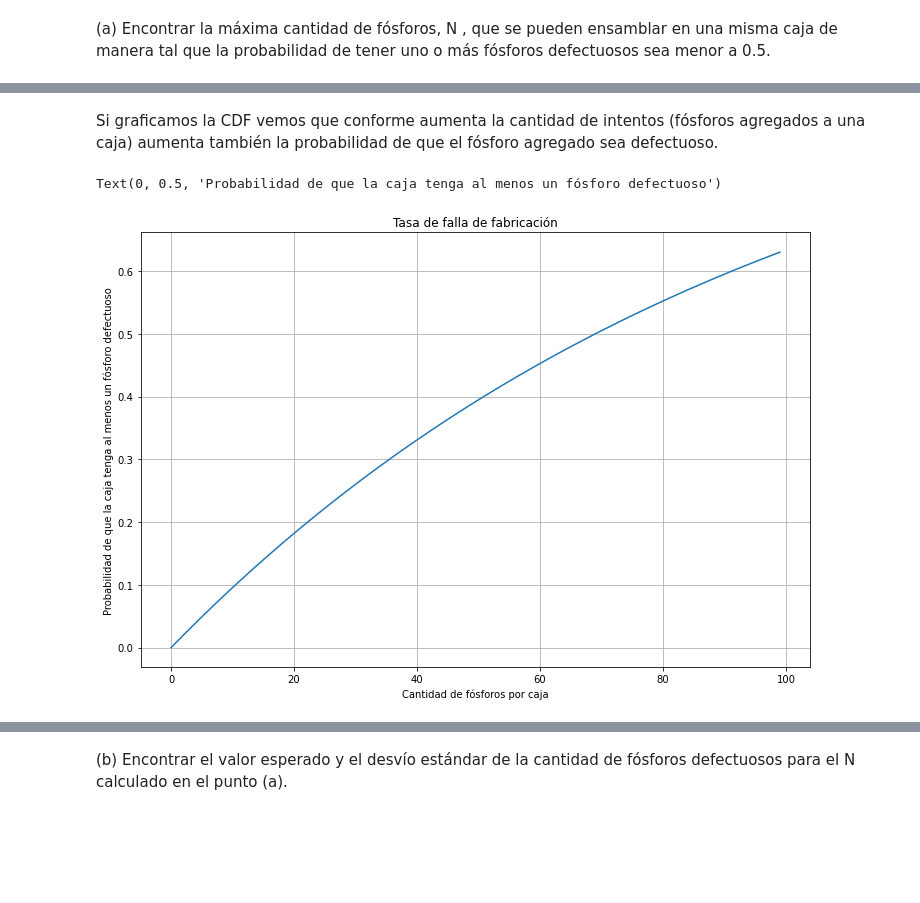
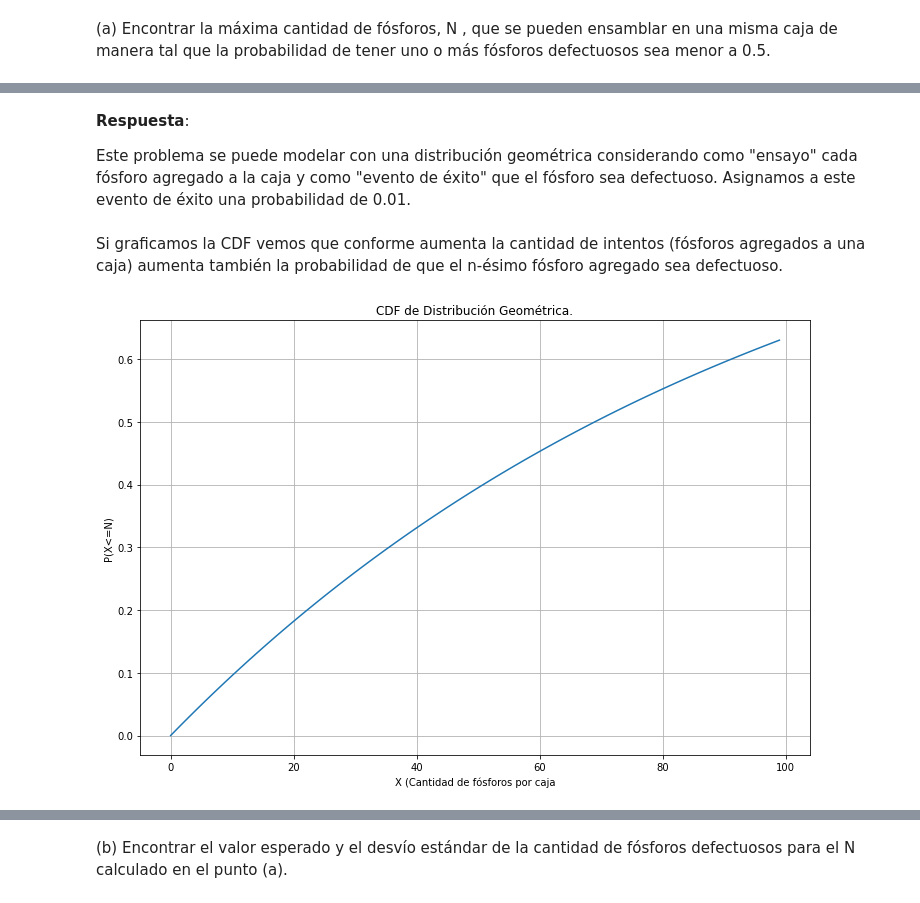
Before and after one commit to nhorro/ceai2020, a Jupyter notebook: prob_est/clase_8_evaluacion/Evaluacion.ipynb, the cells around one changed output, grey strips where cells are left out. Cells and saved outputs as stored; diff of their text form; code cells hidden in the pictures; blank space fills up the shorter version.

```diff
--- a/prob_est/clase_8_evaluacion/Evaluacion.ipynb
+++ b/prob_est/clase_8_evaluacion/Evaluacion.ipynb
@@ -40,15 +17,19 @@ $$
+# %% [markdown]
+**Respuesta**:
+
+Este problema se puede modelar con una distribución geométrica considerando como "ensayo" cada fósforo agregado a la caja y como "evento de éxito" que el fósforo sea defectuoso. Asignamos a este evento de éxito una probabilidad de 0.01.
 # %% [markdown]
-Si graficamos la CDF vemos que conforme aumenta la cantidad de intentos (fósforos agregados a una caja) aumenta también la probabilidad de que el fósforo agregado sea defectuoso.
+Si graficamos la CDF vemos que conforme aumenta la cantidad de intentos (fósforos agregados a una caja) aumenta también la probabilidad de que el n-ésimo fósforo agregado sea defectuoso.
 # %%
 n = np.arange(100)
-p = binom.cdf(k=n-1,n=n,p=0.99)
+p = geom.cdf(n,p=0.01)
 plt.figure(figsize=(12,8))
 plt.plot(n,p)
 plt.grid(which="Both")
-plt.title("Tasa de falla de fabricación")
-plt.xlabel("Cantidad de fósforos por caja")
-plt.ylabel("Probabilidad de que la caja tenga al menos un fósforo defectuoso")
+plt.title("CDF de Distribución Geométrica.")
+plt.xlabel("X (Cantidad de fósforos por caja")
+plt.ylabel("P(X<=N)")
+plt.show()
 # %% [output]
-Text(0, 0.5, 'Probabilidad de que la caja tenga al menos un fósforo defectuoso')
-[figure, old version]
+[figure, new version]
 # %% [markdown]
```
Also changed, not shown: parts of 23 cells of this notebook, 1 other file.
